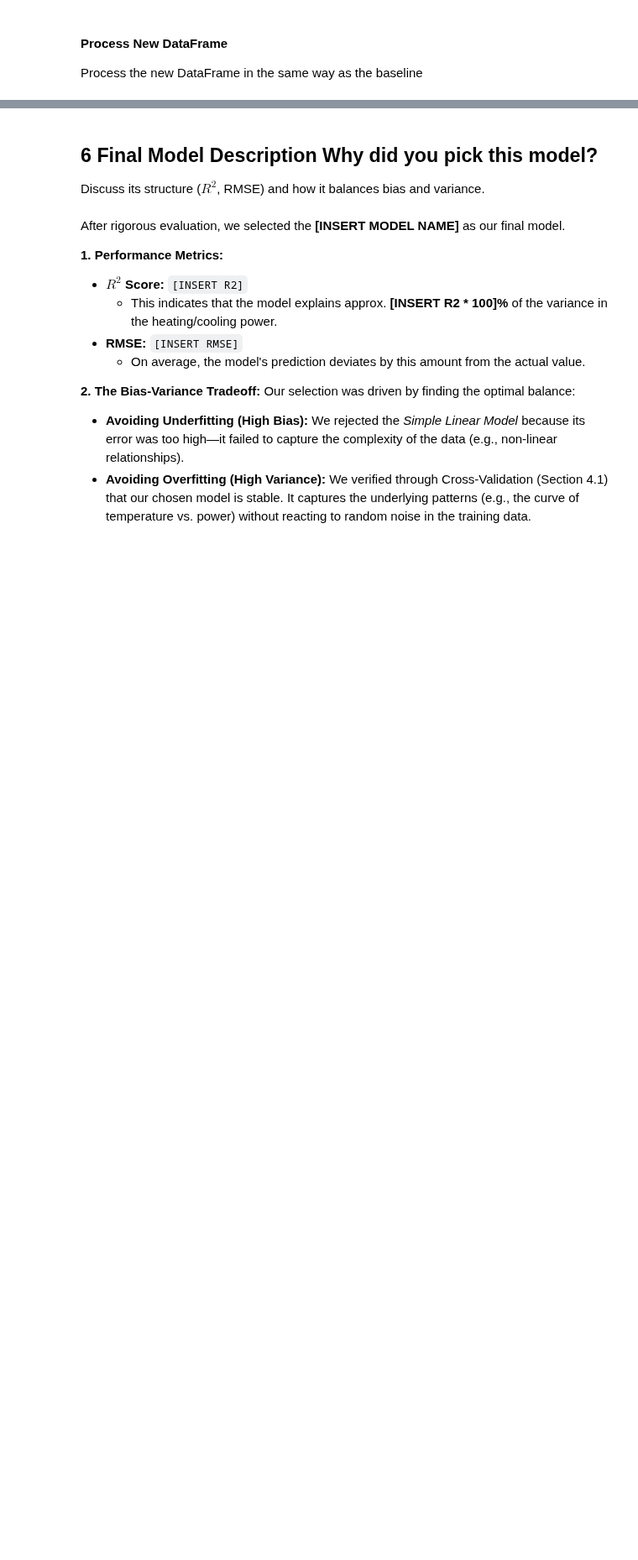
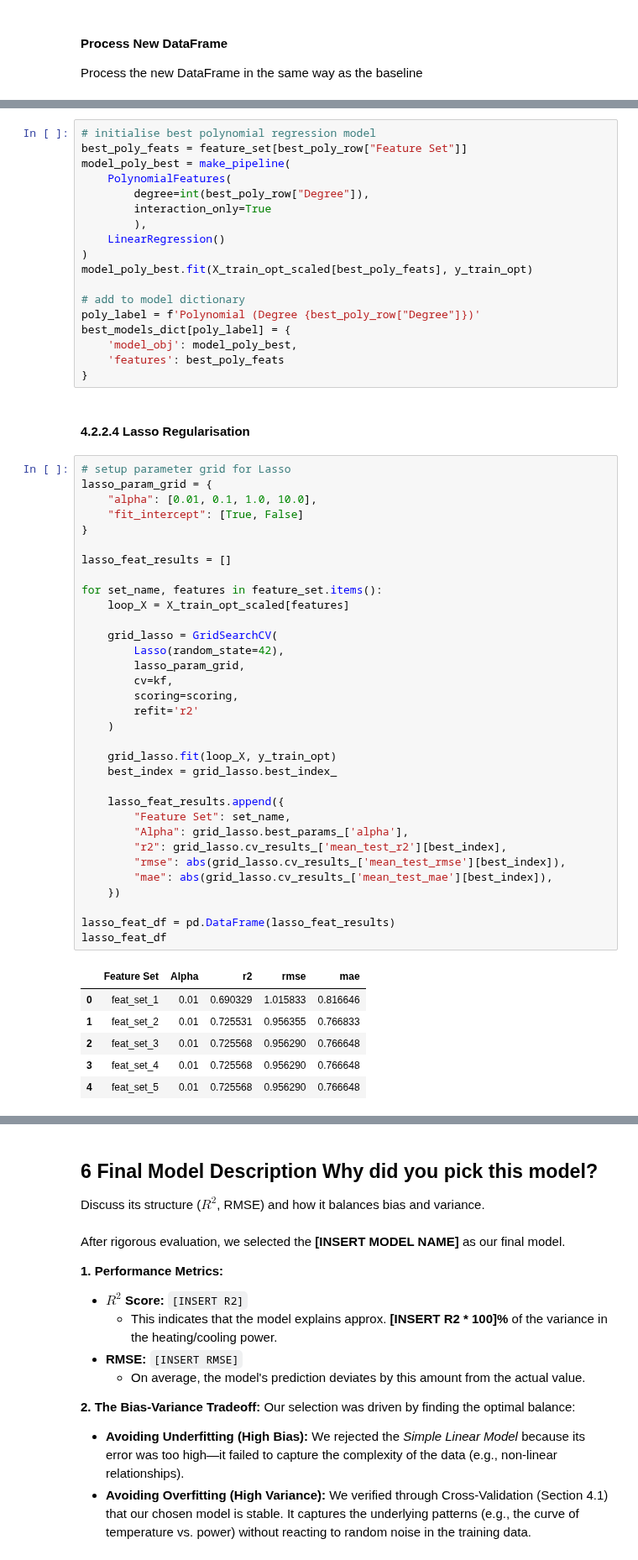
Before and after one commit to VonRiecken/Energy-Data-Engineering, a Jupyter notebook: main/ede_WS2526_project_9_ay_JR.ipynb, the cells around one changed output, grey strips where cells are left out. Shown at 84% size. Cells and saved outputs as stored; diff of their text form; blank space fills up the shorter version.

```diff
--- a/main/ede_WS2526_project_9_ay_JR.ipynb
+++ b/main/ede_WS2526_project_9_ay_JR.ipynb
@@ -947,0 +1060,60 @@ grid_poly = GridSearchCV(
+# %%
+# initialise best polynomial regression model
+best_poly_feats = feature_set[best_poly_row["Feature Set"]]
+model_poly_best = make_pipeline(
+    PolynomialFeatures(
+        degree=int(best_poly_row["Degree"]),
+        interaction_only=True
+        ),
+    LinearRegression()
+)
+model_poly_best.fit(X_train_opt_scaled[best_poly_feats], y_train_opt)
+
+# add to model dictionary
+poly_label = f'Polynomial (Degree {best_poly_row["Degree"]})'
+best_models_dict[poly_label] = {
+    'model_obj': model_poly_best,
+    'features': best_poly_feats
+}
+# %% [markdown]
+#### 4.2.2.4 Lasso Regularisation
+# %%
+# setup parameter grid for Lasso
+lasso_param_grid = {
+    "alpha": [0.01, 0.1, 1.0, 10.0],
+    "fit_intercept": [True, False]
+}
+
+lasso_feat_results = []
+
+for set_name, features in feature_set.items():
+    loop_X = X_train_opt_scaled[features]
+
+    grid_lasso = GridSearchCV(
+        Lasso(random_state=42),
+        lasso_param_grid,
+        cv=kf,
+        scoring=scoring,
+        refit='r2'
+    )
+
+    grid_lasso.fit(loop_X, y_train_opt)
+    best_index = grid_lasso.best_index_
+
+    lasso_feat_results.append({
+        "Feature Set": set_name,
+        "Alpha": grid_lasso.best_params_['alpha'],
+        "r2": grid_lasso.cv_results_['mean_test_r2'][best_index],
+        "rmse": abs(grid_lasso.cv_results_['mean_test_rmse'][best_index]),
+        "mae": abs(grid_lasso.cv_results_['mean_test_mae'][best_index]),
+    })
+
+lasso_feat_df = pd.DataFrame(lasso_feat_results)
+lasso_feat_df
+# %% [output]
+|  | Feature Set | Alpha | r2 | rmse | mae |
+| 0 | feat_set_1 | 0.01 | 0.690329 | 1.015833 | 0.816646 |
+| 1 | feat_set_2 | 0.01 | 0.725531 | 0.956355 | 0.766833 |
+| 2 | feat_set_3 | 0.01 | 0.725568 | 0.956290 | 0.766648 |
+| 3 | feat_set_4 | 0.01 | 0.725568 | 0.956290 | 0.766648 |
+| 4 | feat_set_5 | 0.01 | 0.725568 | 0.956290 | 0.766648 |
```
Also changed, not shown: parts of 41 cells of this notebook.
